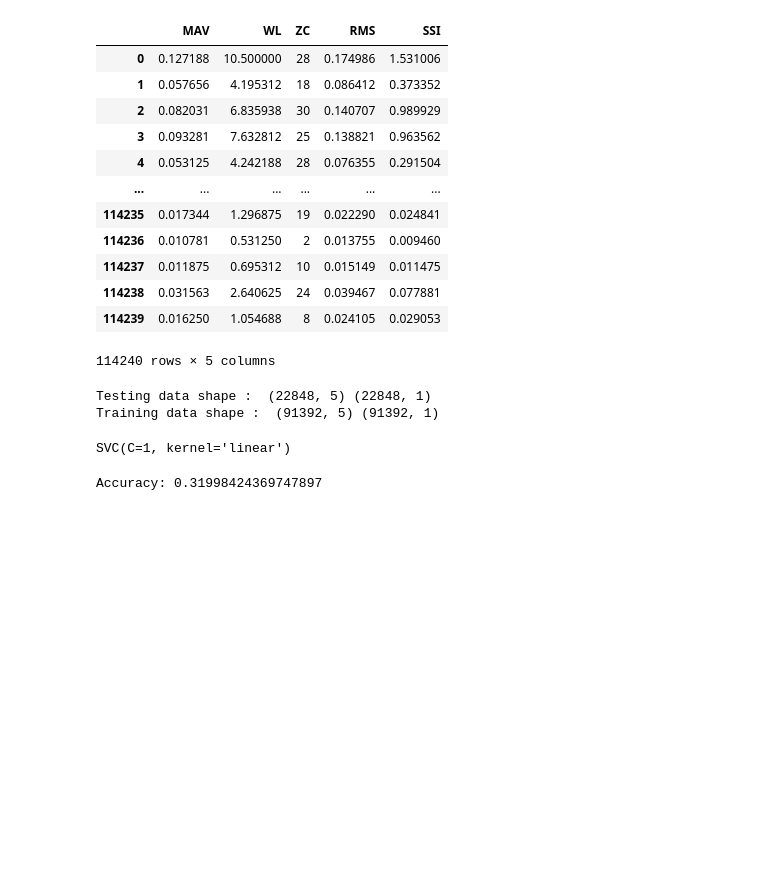
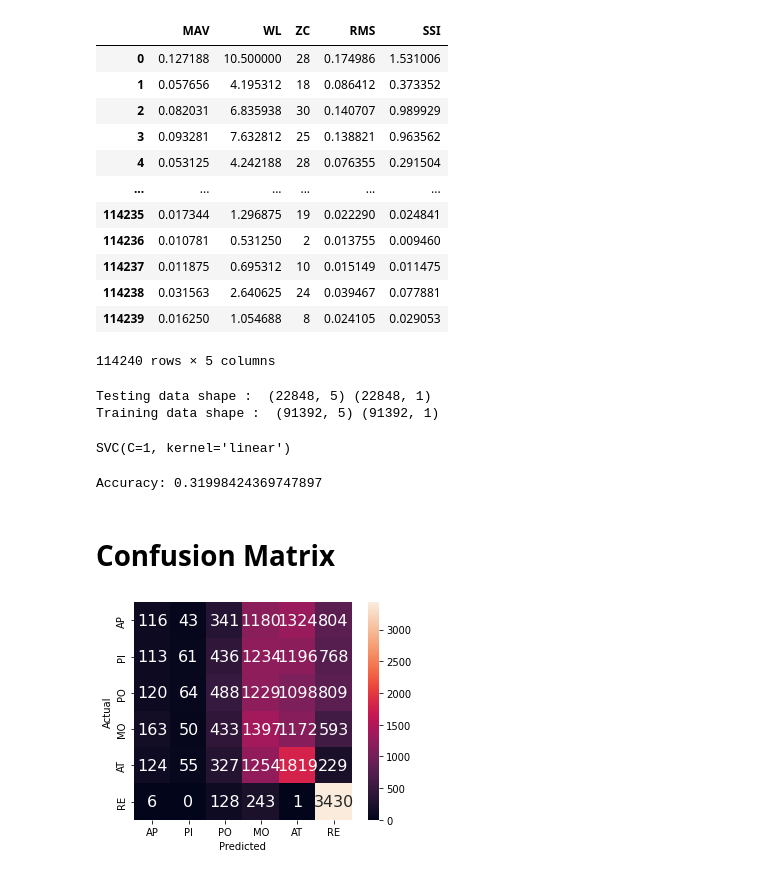
Before and after one commit to 0Ellias0/EMG-analisys-SVM-CNN-ANN, a Jupyter notebook: SVM.ipynb, the cells around one changed output. Saved outputs shown, nothing was run; the diff lists cells and outputs as text; code cells hidden in the pictures; blank space fills up the shorter version.

Commit message:
SVM all-to-one confusion matrix added

```diff
--- a/SVM.ipynb
+++ b/SVM.ipynb
@@ -252,3 +252,26 @@ accuracy = accuracy_score(y_test, y_pred)
 print("Accuracy:", accuracy)
 # %% [output]
 Accuracy: 0.31998424369747897
+# %% [markdown]
+# **Confusion Matrix**
+# %%
+from sklearn.metrics import confusion_matrix
+import pandas as pd
+
+# Assuming clf is your trained SVM model and X_test, y_test are your test data and labels, respectively
+y_pred = svm_model.predict(X_test)
+cm = confusion_matrix(y_test, y_pred)
+df_cm = pd.DataFrame(cm, index = [i for i in range(6)],
+                  columns = [i for i in range(6)])
+# %%
+labels=["AP", "PI", "PO", "MO", "AT", "RE"] #Con Reposo
+#labels=["AP", "PI", "PO", "MO", "AT"] #Sin Reposo
+df_cm = pd.DataFrame(cm, labels, labels)
+ax = sns.heatmap(df_cm, annot=True, annot_kws={"size": 16}, square=True, cbar=True, fmt='g')
+ax.set_ylim(0, 6)
+plt.xlabel("Predicted")
+plt.ylabel("Actual")
+ax.invert_yaxis()
+plt.show()
+# %% [output]
+[figure, added]
```
